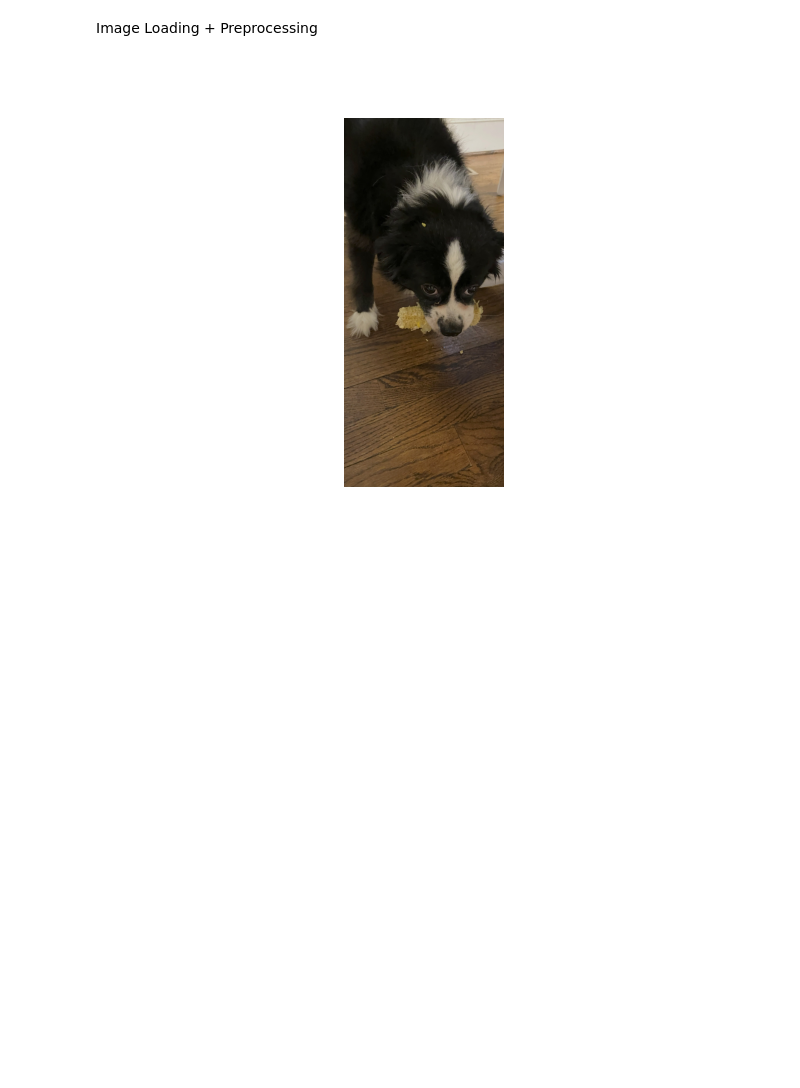
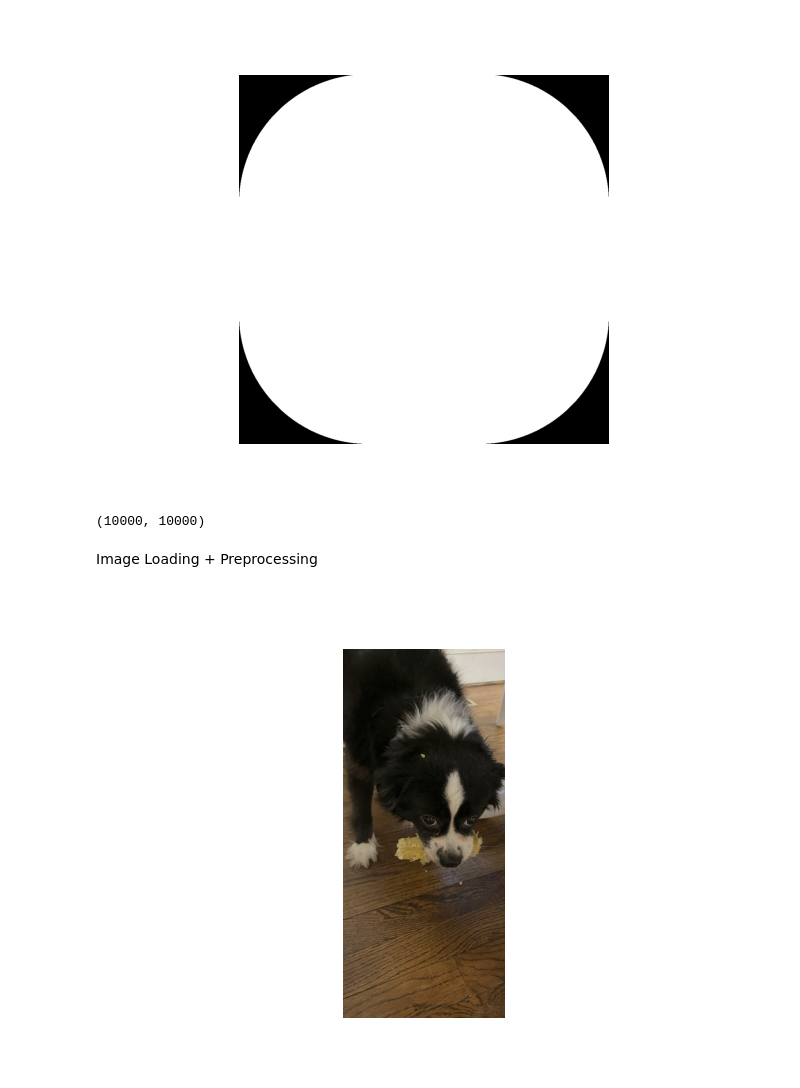
Before and after one commit to edgrant3/im2stl, a Jupyter notebook: rgb23D.ipynb, the cells around one changed output. Cells and saved outputs as stored; diff of their text form; code cells hidden in the pictures; blank space fills up the shorter version.

```diff
--- a/rgb23D.ipynb
+++ b/rgb23D.ipynb
@@ -11,3 +11,15 @@ from utils import STL_Tri, \
     show_img, \
     write_binary_stl, \
     convert_stl_to_3mf
+# %%
+a = np.ones((3, 4))
+c = np.pad(a, pad_width=1, mode='constant')
+
+print(a)
+print(c)
+
+
+b = np.stack(np.where(a))
+for i in range(b.shape[1]):
+    y, x = b[:,i]
+    print(x, y)
@@ -14,3 +47,40 @@ from utils import STL_Tri, \
+# %%
+def create_border_kernel():
+    bcr = 3.5
+    bw  = 10
+    px_per_mm = 100
+
+    bcr_px = int(bcr * px_per_mm)
+    bw_px = int(bw * px_per_mm)
+
+    k = np.zeros((bw_px, bw_px), dtype=np.uint8)
+
+    if len(k) == 0:
+        return k
+
+    k[:, bcr_px:(bw_px - bcr_px)] = 1
+    k[bcr_px:(bw_px - bcr_px), :] = 1
+
+    X, Y = np.meshgrid(np.arange(0, bw_px), np.arange(0, bw_px))
+    coords = np.stack([X,Y], dtype=np.double)
+
+    inner_corners = [bcr_px-0.5, (-bcr_px % bw_px)-0.5]
+
+    for i in inner_corners:
+        for j in inner_corners:
+            diff = coords - np.array([i, j]).reshape((2,1,1))
+            k[np.where(np.linalg.norm(diff, axis=0) < bcr_px)] = 1
+
+    return k
+# %%
+k = create_border_kernel()
+show_img(k, cmap='gray')
+# %% [output]
+[figure, added]
+# %%
+k.shape
+# %% [output]
+(10000, 10000)
 # %%
 # Set crucial parameters
 result_dir = ''
```
Also changed, not shown: parts of 5 cells of this notebook, 1 other file.
